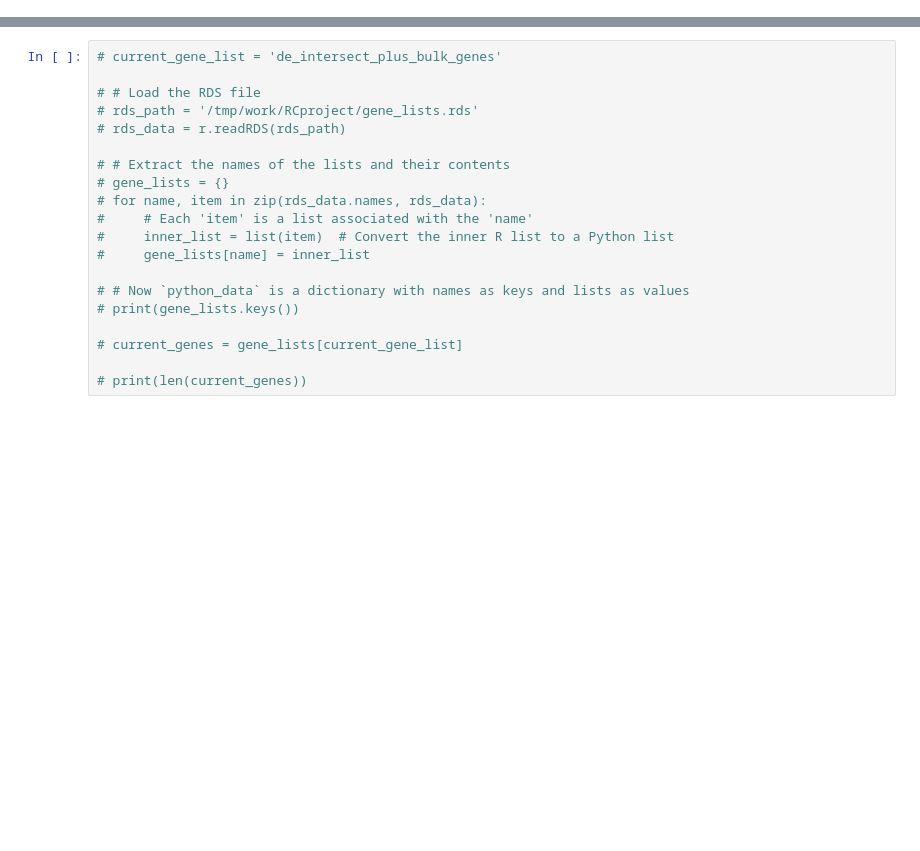
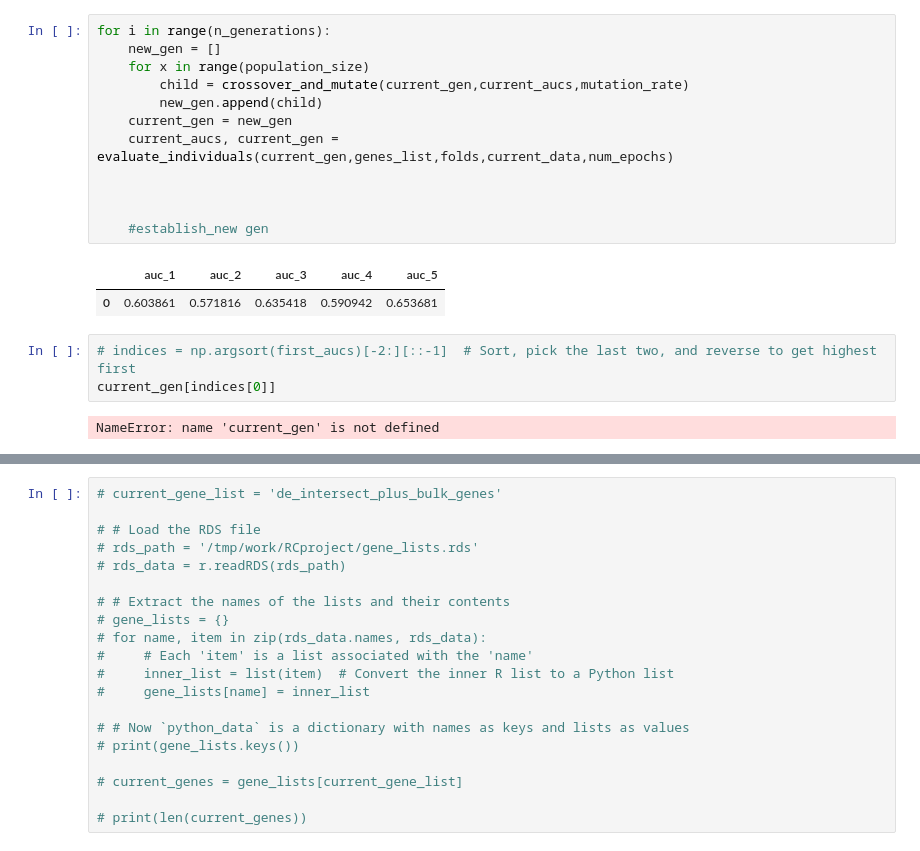
Before and after one commit to paoloAngelino/RCproject_code, a Jupyter notebook: sean_ann_python/testing_temp.ipynb, the cells around one changed output, grey strips where cells are left out. Drawn from its saved outputs; the diff is of its cells as text; blank space fills up the shorter version.

```diff
--- a/sean_ann_python/testing_temp.ipynb
+++ b/sean_ann_python/testing_temp.ipynb
@@ -55,0 +181,20 @@ R script executed successfully.
+# %%
+for i in range(n_generations):
+    new_gen = []
+    for x in range(population_size)
+        child = crossover_and_mutate(current_gen,current_aucs,mutation_rate)
+        new_gen.append(child)
+    current_gen = new_gen
+    current_aucs, current_gen = evaluate_individuals(current_gen,genes_list,folds,current_data,num_epochs)
+
+
+
+    #establish_new gen
+# %% [output]
+|  | auc_1 | auc_2 | auc_3 | auc_4 | auc_5 |
+| 0 | 0.603861 | 0.571816 | 0.635418 | 0.590942 | 0.653681 |
+# %%
+# indices = np.argsort(first_aucs)[-2:][::-1]  # Sort, pick the last two, and reverse to get highest first
+current_gen[indices[0]]
+# %% [output]
+NameError: name 'current_gen' is not defined
```
Also changed, not shown: parts of 15 cells of this notebook, 12 other files.
